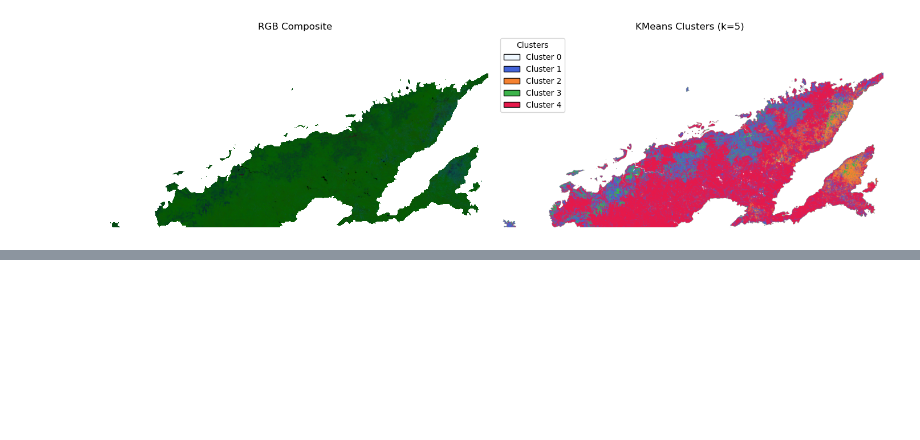
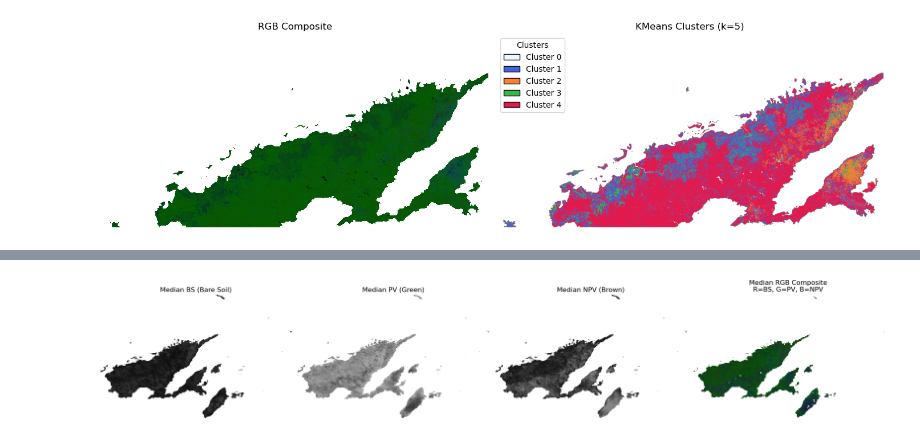
Before and after one commit to digitalearthpacific/dep-fc-applications, a Jupyter notebook: FC_RF_Classifier.ipynb, the cells around one changed output, grey strips where cells are left out. Saved outputs shown, nothing was run; the diff lists cells and outputs as text; code cells hidden in the pictures; blank space fills up the shorter version.

```diff
--- a/FC_RF_Classifier.ipynb
+++ b/FC_RF_Classifier.ipynb
@@ -481,0 +641,4 @@ plt.show()
+# %%
+catalog = "https://stac.staging.digitalearthpacific.io"
+client = Client.open(catalog)
+collections = client.get_collections()
@@ -481,0 +723,13 @@ plt.show()
+# %%
+# FC Landsat-8 Image
+items = client.search(
+    collections=["dep_ls_fc"],
+    bbox=bbox,
+    datetime="2024-01-01/2024-04-30",
+).items()
+chunks = dict(x=2048, y=2048)
+
+# Load the data
+data = load(items, chunks=chunks)
+data = dep.do_coastal_clip(fj, data, buffer=0.001)
+print(data)
@@ -481,0 +792,44 @@ plt.show()
+# %%
+def plot_median_fc_bands_and_rgb(data_masked):
+    """
+    Compute median over time for bs, pv, npv bands in a masked dataset,
+    then plot each band + RGB composite (R=bs, G=pv, B=npv).
+    """
+    clean = data_masked.where(data_masked != 255)
+    median_ds = clean.median(dim="time", skipna=True)
+
+    #  Extract median bands
+    bs  = median_ds['bs'].values
+    pv  = median_ds['pv'].values
+    npv = median_ds['npv'].values
+
+    # Normalize to [0, 1] range
+    rgb = np.stack([bs, pv, npv], axis=-1).astype(np.float32)
+    rgb = rgb / 255.0
+
+    # Plot
+    fig, axs = plt.subplots(1, 4, figsize=(20, 6))
+
+    axs[0].imshow(bs, cmap='gray')
+    axs[0].set_title("Median BS (Bare Soil)")
+    axs[0].axis('off')
+
+    axs[1].imshow(pv, cmap='gray')
+    axs[1].set_title("Median PV (Green)")
+    axs[1].axis('off')
+
+    axs[2].imshow(npv, cmap='gray')
+    axs[2].set_title("Median NPV (Brown)")
+    axs[2].axis('off')
+
+    axs[3].imshow(rgb)
+    axs[3].set_title("Median RGB Composite\nR=BS, G=PV, B=NPV")
+    axs[3].axis('off')
+
+    plt.tight_layout()
+    plt.show()
+
+
+plot_median_fc_bands_and_rgb(data_masked)
+# %% [output]
+[figure, added]
```
Also changed, not shown: parts of 25 cells of this notebook.
